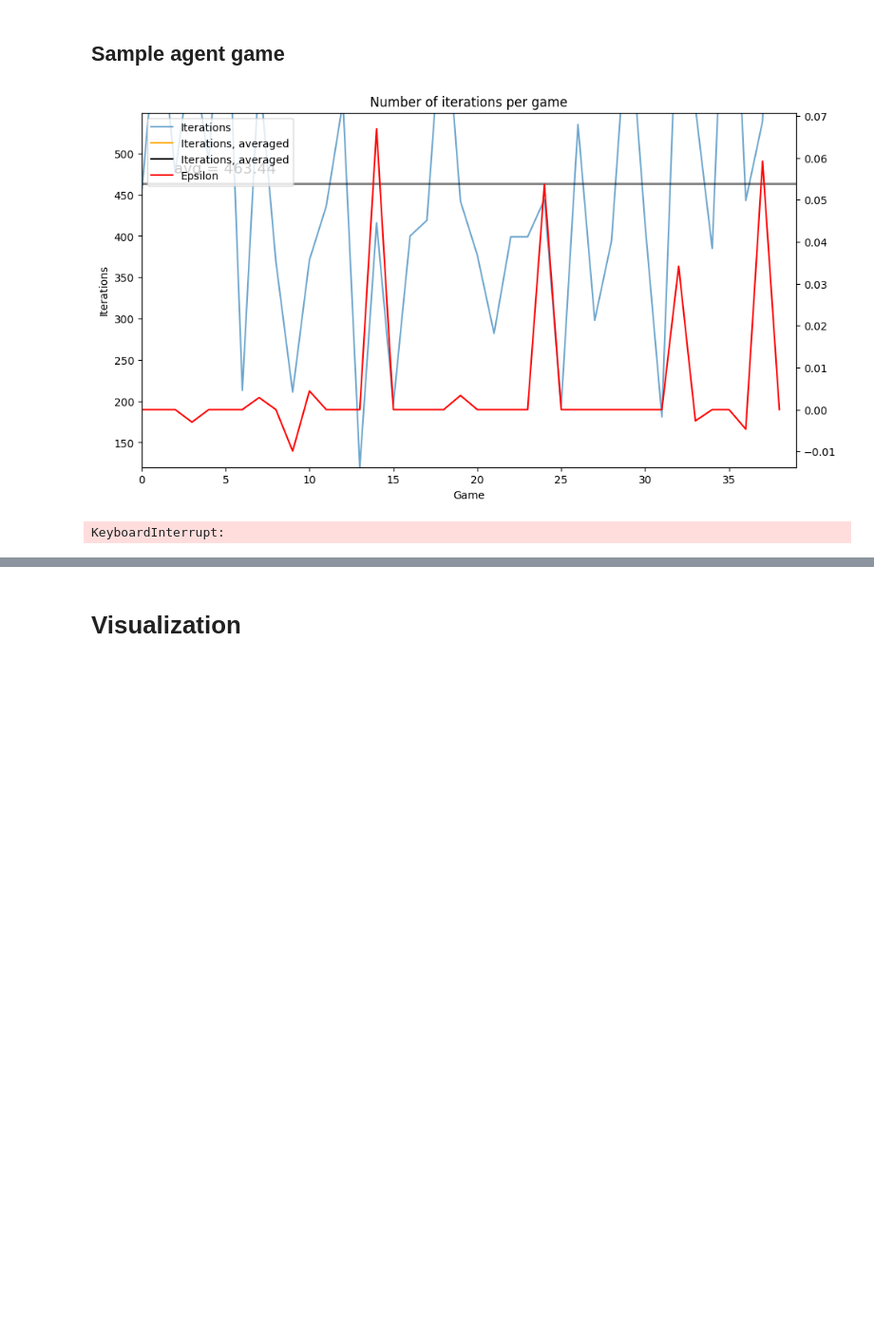
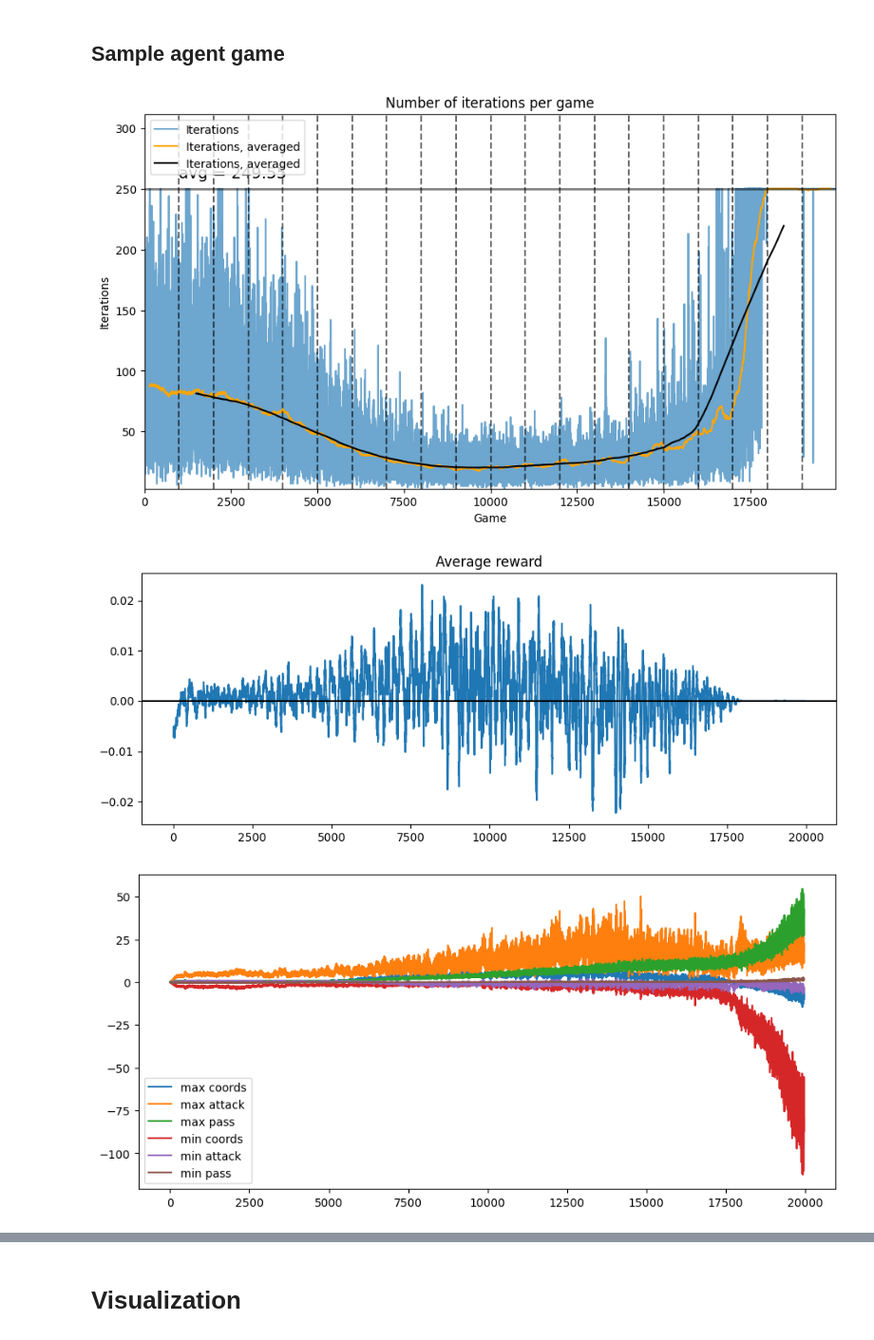
Before and after one commit to Sambura/DnD-RL-combat-agent, a Jupyter notebook: notebooks/policy_gradient_proto.ipynb, the cells around one changed output, grey strips where cells are left out. Shown at 95% size. Cells and saved outputs as stored; diff of their text form; code cells hidden in the pictures; blank space fills up the shorter version.

```diff
--- a/notebooks/policy_gradient_proto.ipynb
+++ b/notebooks/policy_gradient_proto.ipynb
@@ -130,0 +104,2 @@ def calculate_reward_classic_seq_PG(game, game_state, unit: Unit, player_id: int
+# %%
+board_size, game_config = get_2v2_1_config()
@@ -144,23 +147,20 @@ train_loop = train_loop_sequential_V1_PG
 reward_policy = calculate_reward_classic_seq_PG
 # %%
 games = 50000
-checkpoint_interval = 4000
-game_iter_limit = 2500
+checkpoint_interval = 1000
+game_iter_limit = 250
 average_result_over = 1000
 
 # set to None to disable report / figures export
 output_path = '../rnd/'
-generation_name = '_temp'
+generation_name = '_temp-pg'
 gen_header = \
 '''# New field generation test
 
 '''
 # %%
 iters, checkpoints, rewards = [], [], []
-mag1s, mag2s = [], []
-
-def pg_memorize(state, actions, reward, new_state, game_over):
-    agent.memorize(state, actions, reward)
+mags_min, mags_max = [], []
 
 gen = fieldGenerator(board_size=board_size).load_from_folder('../Tokens')
 
@@ -171,36 +171,56 @@ if report_results:
 else: gen_path = '..' # so that checkpoints still work
 # %%
 last_update = time.time()
+marker_60 = None
 
 last_checkpoint = checkpoints[-1] if len(checkpoints) > 0 else 0
 with tqdm(range(games), desc='Training', smoothing=0.1) as pbar:
     for i in pbar:
-        game = generate_balanced_game(board_size, game_config)
+        gen.reset()
+        game = gen.generate_balanced_game(targetCR=1)
+        # game = generate_balanced_game(board_size, game_config)
 
-        # outputs = agent.predict(game.observe_board())
-        # metric = np.mean(np.abs(outputs), axis=(1, 2))
-        # mag1s.append(metric[0])
-        # mag2s.append(metric[1])
-        # pbar.set_postfix({'mag1': metric[0], 'mag2': metric[1]})
+        output = agent.predict(game.observe_board())
+        mags_max.append(np.max(output, axis=(1, 2)))
+        mags_min.append(np.min(output, axis=(1, 2)))
+        if marker_60 is None and mags_max[-1][1] >= 59:
+            marker_60 = i
 
-        iter_count = train_loop(agent, game, reward_policy, iter_limit=game_iter_limit, raise_on_limit=False)
+        iter_count, miter_count = train_loop(agent, game, reward_policy, iter_limit=game_iter_limit, raise_on_limit=False)
         iters.append(iter_count)
-        rewards.append(np.mean(agent.reward_memory[:agent.memory_position]))
-        agent.learn()
+        rewards.append(np.sum(agent.reward_memory[max(0, agent.memory_position - miter_count):agent.memory_position]))
+        for _ in range(learn_iterations): agent.random_learn()
+
+        pbar.set_postfix({'memory_position': agent.memory_position})
 
         ctime = time.time()
         if ctime - last_update > 20:
             clear_output(wait=True)
-            plot_training_history(iters, rewards, checkpoints=checkpoints, min_ymax=30, average_last=average_result_over)
+            plot_training_history(iters, checkpoints=checkpoints, min_ymax=20, average_last=average_result_over)
+            plt.figure(figsize=(11, 4))
+            window = np.ones(50) / 50
+            plt.plot((np.convolve(rewards, window, mode='same') / np.convolve(iters, window, mode='same'))[:-25])
+            plt.axhline(0, c='k')
+            plt.title('Average reward')
+            plt.show()
+            mmax = np.array(mags_max)
+            mmin = np.array(mags_min)
+
+            plt.figure(figsize=(11, 5))
+            plt.plot(mmax, label=['max coords', 'max attack', 'max pass'])
+            plt.plot(mmin, label=['min coords', 'min attack', 'min pass'])
+            plt.legend()
+            plt.show()
             if hasattr(pbar, 'container'): display(pbar.container)
             last_update = ctime
 
         iter_i = len(iters)
         if iter_i - last_checkpoint >= checkpoint_interval:
             last_checkpoint = iter_i
             checkpoints.append(iter_i)
             avg = np.mean(iters[-average_result_over:]) # recent performance
             agent.save_agent(os.path.join(gen_path, f'checkpoints/agent-{avg:0.1f}i-{iter_i / 1000:0.1f}k'))
 # %% [output]
-[figure, old version]
+[figure, new version]
-KeyboardInterrupt:
+[figure, added]
+[figure, added]
```
Also changed, not shown: parts of 25 cells of this notebook, 6 other files.
